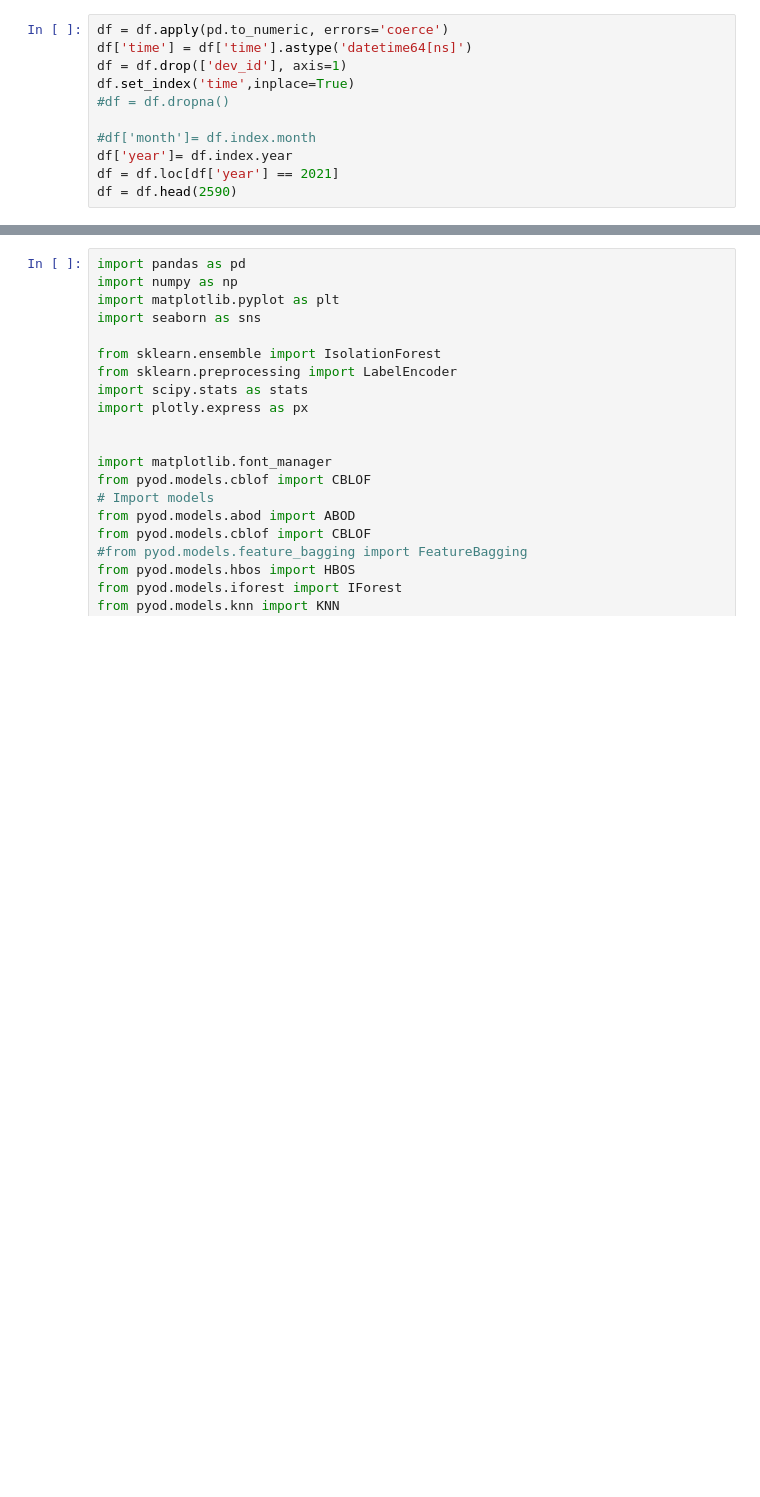
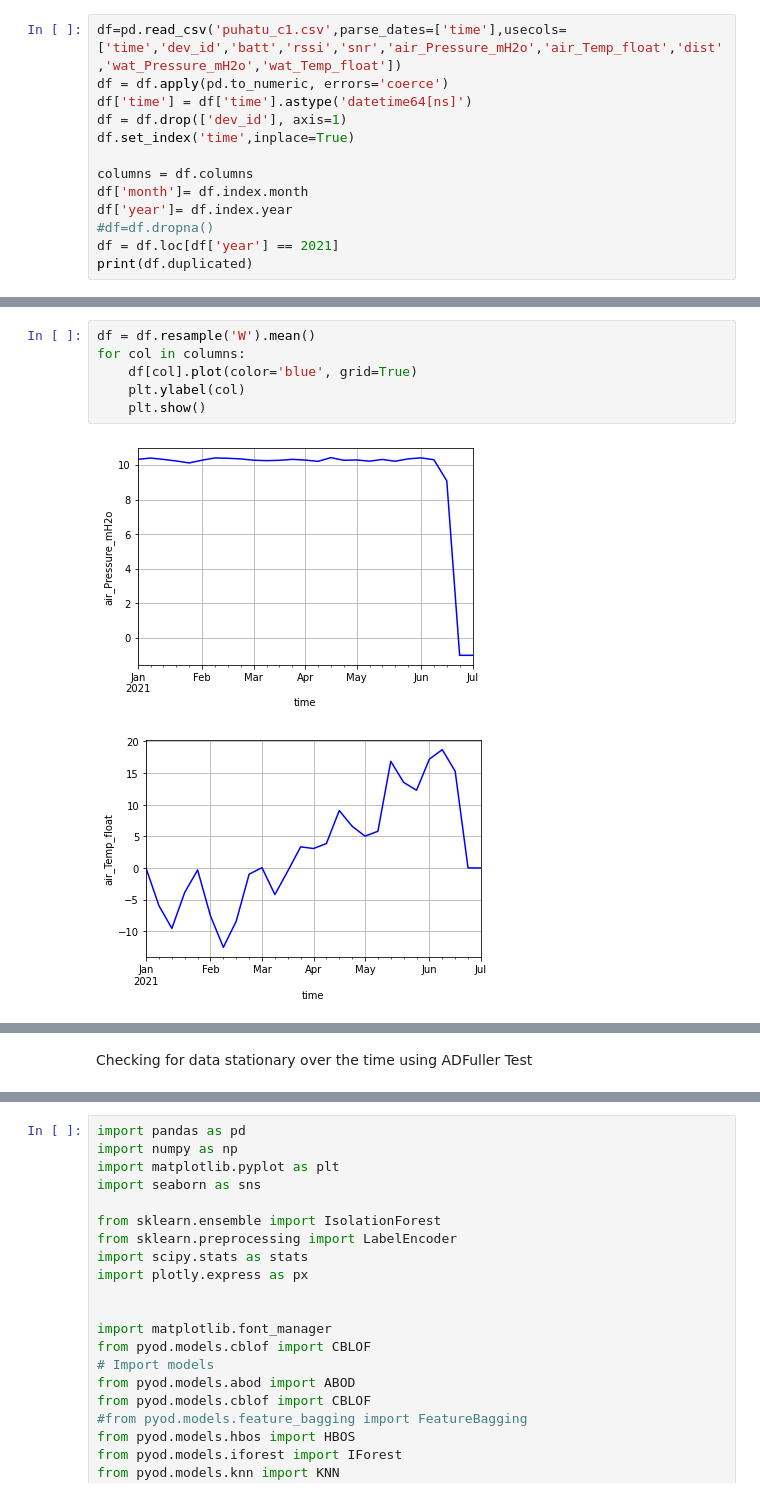
Before and after one commit to shivupoojar/Outlier-Detection-for-Puhatu-Monitoring-, a Jupyter notebook: puhatu_c1.ipynb, the cells around one changed output, grey strips where cells are left out. Cells and saved outputs as stored; diff of their text form; blank space fills up the shorter version.

```diff
--- a/puhatu_c1.ipynb
+++ b/puhatu_c1.ipynb
@@ -46,11 +38,13 @@ df=pd.read_csv('puhatu_c1.csv',parse_dates=['time'],usecols=['time','wat_level_m
 # %%
+df=pd.read_csv('puhatu_c1.csv',parse_dates=['time'],usecols=['time','dev_id','batt','rssi','snr','air_Pressure_mH2o','air_Temp_float','dist','wat_Pressure_mH2o','wat_Temp_float'])
 df = df.apply(pd.to_numeric, errors='coerce')
 df['time'] = df['time'].astype('datetime64[ns]')
 df = df.drop(['dev_id'], axis=1)
 df.set_index('time',inplace=True)
-#df = df.dropna()
 
-#df['month']= df.index.month
+columns = df.columns
+df['month']= df.index.month
 df['year']= df.index.year
+#df=df.dropna()
 df = df.loc[df['year'] == 2021]
-df = df.head(2590)
+print(df.duplicated)
@@ -56,0 +77,9 @@ df = df.head(2590)
+# %%
+df = df.resample('W').mean()
+for col in columns:
+    df[col].plot(color='blue', grid=True)
+    plt.ylabel(col)
+    plt.show()
+# %% [output]
+[figure, added]
+[figure, added]
@@ -56,0 +92,2 @@ df = df.head(2590)
+# %% [markdown]
+Checking for data stationary over the time using ADFuller Test
```
Also changed, not shown: parts of 12 cells of this notebook.
